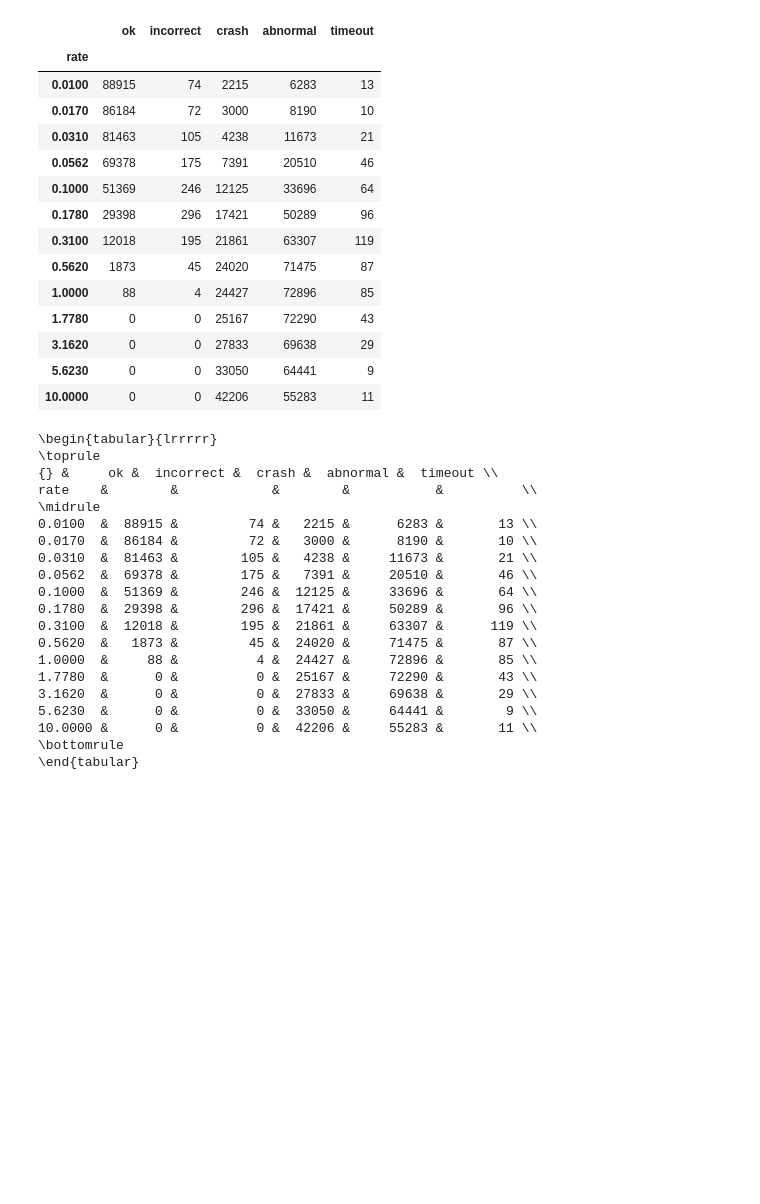
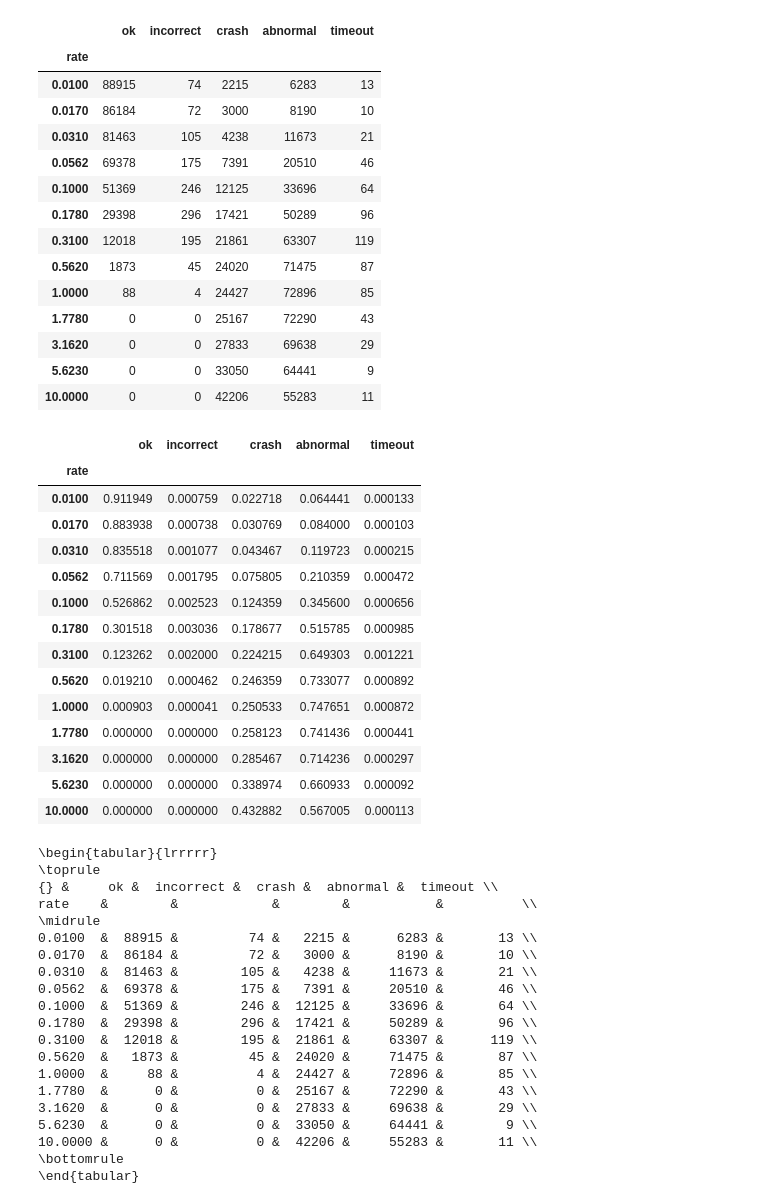
Before and after one commit to Longi94/chaos_jupyter, a Jupyter notebook: duckdb_resilient_tpch1_flip_x_plots.ipynb, the cells around one changed output. Saved outputs shown, nothing was run; the diff lists cells and outputs as text; code cells hidden in the pictures; blank space fills up the shorter version.

```diff
--- a/duckdb_resilient_tpch1_flip_x_plots.ipynb
+++ b/duckdb_resilient_tpch1_flip_x_plots.ipynb
@@ -65,6 +65,24 @@ pivoted
 | 3.1620 | 0 | 0 | 27833 | 69638 | 29 |
 | 5.6230 | 0 | 0 | 33050 | 64441 | 9 |
 | 10.0000 | 0 | 0 | 42206 | 55283 | 11 |
+# %%
+pivoted / 97500
+# %% [output]
+|  | ok | incorrect | crash | abnormal | timeout |
+| rate |  |  |  |  |  |
+| 0.0100 | 0.911949 | 0.000759 | 0.022718 | 0.064441 | 0.000133 |
+| 0.0170 | 0.883938 | 0.000738 | 0.030769 | 0.084000 | 0.000103 |
+| 0.0310 | 0.835518 | 0.001077 | 0.043467 | 0.119723 | 0.000215 |
+| 0.0562 | 0.711569 | 0.001795 | 0.075805 | 0.210359 | 0.000472 |
+| 0.1000 | 0.526862 | 0.002523 | 0.124359 | 0.345600 | 0.000656 |
+| 0.1780 | 0.301518 | 0.003036 | 0.178677 | 0.515785 | 0.000985 |
+| 0.3100 | 0.123262 | 0.002000 | 0.224215 | 0.649303 | 0.001221 |
+| 0.5620 | 0.019210 | 0.000462 | 0.246359 | 0.733077 | 0.000892 |
+| 1.0000 | 0.000903 | 0.000041 | 0.250533 | 0.747651 | 0.000872 |
+| 1.7780 | 0.000000 | 0.000000 | 0.258123 | 0.741436 | 0.000441 |
+| 3.1620 | 0.000000 | 0.000000 | 0.285467 | 0.714236 | 0.000297 |
+| 5.6230 | 0.000000 | 0.000000 | 0.338974 | 0.660933 | 0.000092 |
+| 10.0000 | 0.000000 | 0.000000 | 0.432882 | 0.567005 | 0.000113 |
 # %%
 print(pivoted.to_latex())
 # %% [output]
```
Also changed, not shown: 13 other files.
